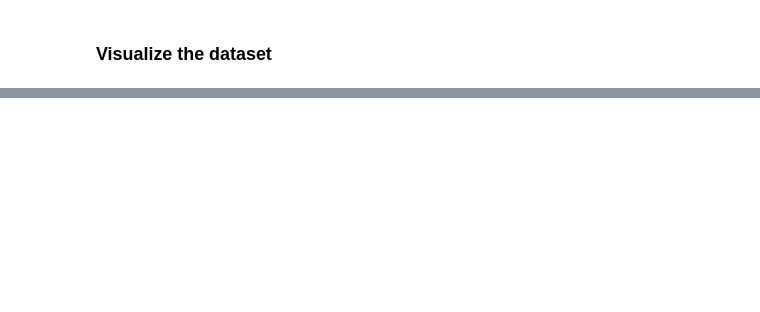
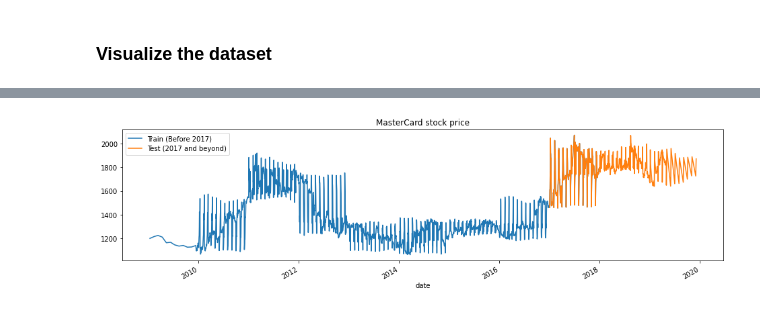
Before and after one commit to mrbseba/gold_forecasting, a Jupyter notebook: gold_project.ipynb, the cells around one changed output, grey strips where cells are left out. Drawn from its saved outputs; the diff is of its cells as text; code cells hidden in the pictures; blank space fills up the shorter version.

```diff
--- a/gold_project.ipynb
+++ b/gold_project.ipynb
@@ -126,0 +144,12 @@ plt.show()
+# %%
+def train_test_plot(dataset, tstart, tend):
+    dataset.loc[f"{tstart}":f"{tend}", "max"].plot(
+    figsize=(16, 4), legend=True)
+
+    dataset.loc[f"{tend}":, "max"].plot(
+        figsize=(16, 4), legend=True
+    )
+
+    plt.legend([f"Train (Before {tend})",f"Test ({tend} and beyond)"])
+    plt.title("MasterCard stock price")
+    plt.show()
@@ -126,0 +194,6 @@ plt.show()
+# %%
+tstart = 2009
+tend = 2017
+train_test_plot(df, tstart, tend)
+# %% [output]
+[figure, added]
```
Also changed, not shown: parts of 41 cells of this notebook.
